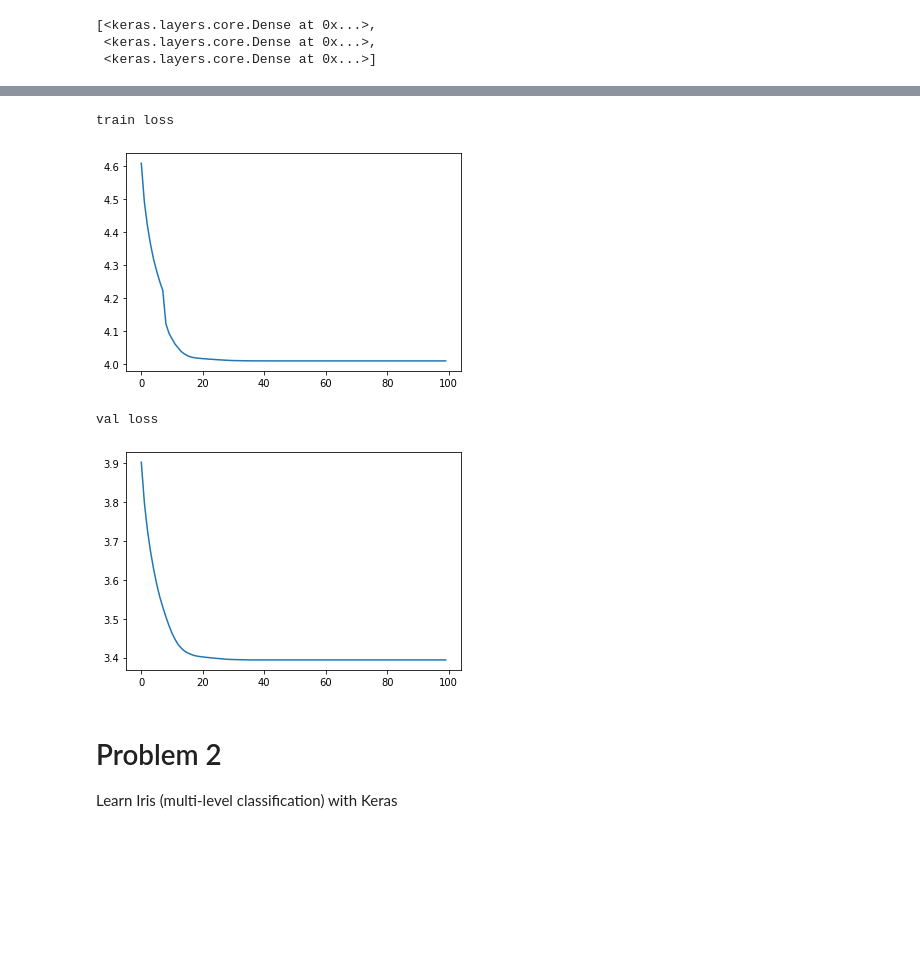
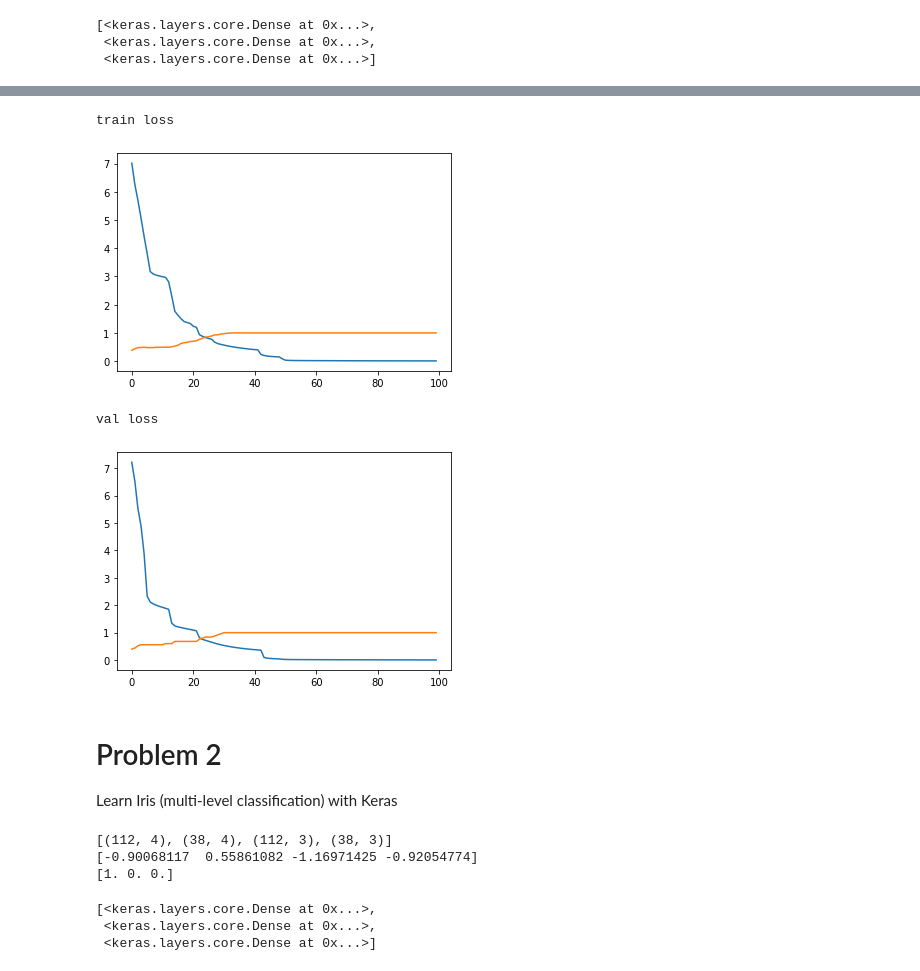
Before and after one commit to produdez/diveintocode-ml, a Jupyter notebook: Week 20/keras.ipynb, the cells around one changed output, grey strips where cells are left out. Drawn from its saved outputs; the diff is of its cells as text; code cells hidden in the pictures; blank space fills up the shorter version.

```diff
--- a/Week 20/keras.ipynb
+++ b/Week 20/keras.ipynb
@@ -171,18 +171,21 @@ Epoch 100/100
 # %%
 import seaborn as sns
 import matplotlib.pyplot as plt
 # loss
 print('train loss')
 sns.lineplot(data = history.history['loss'])
+sns.lineplot(data = history.history['accuracy'])
+
 plt.show()
 print('val loss')
 sns.lineplot(data = history.history['val_loss'])
+sns.lineplot(data = history.history['val_accuracy'])
 plt.show()
 # %% [output]
 train loss
-[figure, old version]
+[figure, new version]
 val loss
-[figure, old version]
+[figure, new version]
 # %% [markdown]
 # Problem 2
 Learn Iris (multi-level classification) with Keras
@@ -188,0 +212,29 @@ Learn Iris (multi-level classification) with Keras
+# %%
+# train test split
+from sklearn.model_selection import train_test_split
+
+x_train, x_test, y_train,y_test = train_test_split(processed_x, processed_y)
+print([x.shape for x in [x_train, x_test, y_train,y_test]])
+print(x_train[0])
+print(y_train[0])
+# %% [output]
+[(112, 4), (38, 4), (112, 3), (38, 3)]
+[-0.90068117  0.55861082 -1.16971425 -0.92054774]
+[1. 0. 0.]
+# %%
+# model
+model = keras.Sequential()
+
+# layers
+from tensorflow.keras import layers
+
+model.add(layers.Dense(20, activation="relu", name="layer1"))
+model.add(layers.Dense(10, activation="relu", name="layer2"))
+model.add(layers.Dense(3, name="layer3"))
+
+
+model.layers
+# %% [output]
+[<keras.layers.core.Dense at 0x...>,
+ <keras.layers.core.Dense at 0x...>,
+ <keras.layers.core.Dense at 0x...>]
```
Also changed, not shown: parts of 21 cells of this notebook.
